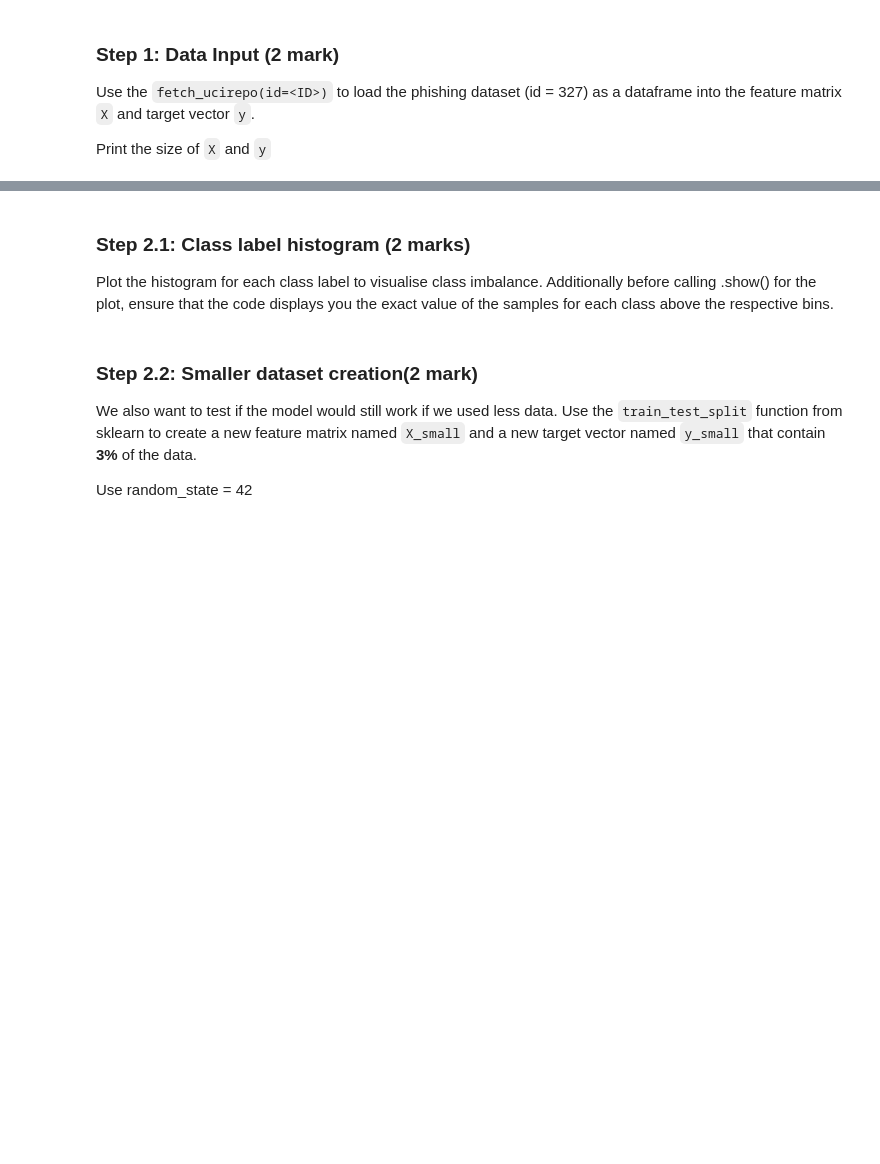
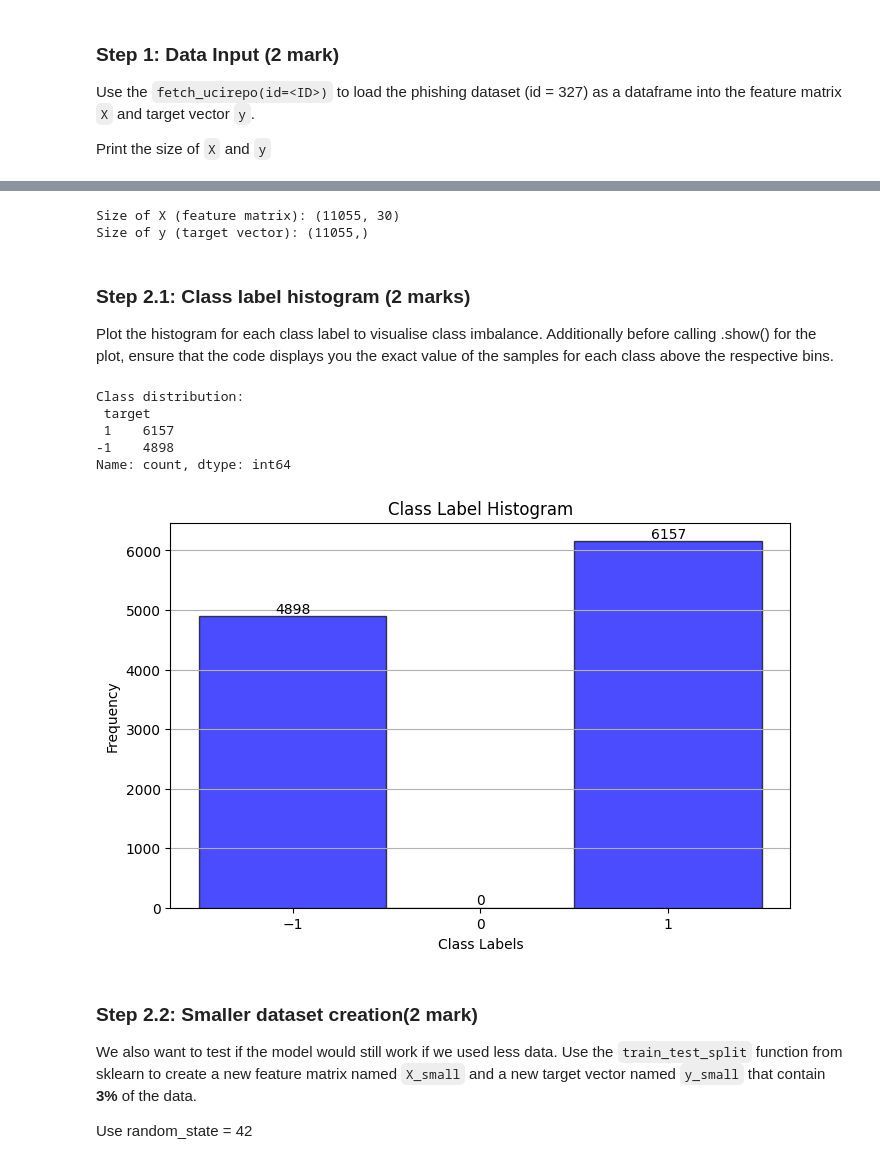
Before and after one commit to KapildevAryal/engg680_2024_fall, a Jupyter notebook: Lab_Assignment3/Assignment3.ipynb, the cells around one changed output, grey strips where cells are left out. Saved outputs shown, nothing was run; the diff lists cells and outputs as text; code cells hidden in the pictures; blank space fills up the shorter version.

```diff
--- a/Lab_Assignment3/Assignment3.ipynb
+++ b/Lab_Assignment3/Assignment3.ipynb
@@ -464,8 +478,14 @@ from ucimlrepo import fetch_ucirepo
 phishing_websites = fetch_ucirepo(id=327)
 
 # TO DO: data (as pandas dataframes) (1 mark)
-
+X = pd.DataFrame(phishing_websites.data.features, columns=phishing_websites.feature_names)
+y = pd.Series(np.ravel(phishing_websites.data.targets), name='target')  # Convert to 1D using np.ravel
 # TO DO: display sizes of X and y (1 mark)
+print("Size of X (feature matrix):", X.shape)
+print("Size of y (target vector):", y.shape)
+# %% [output]
+Size of X (feature matrix): (11055, 30)
+Size of y (target vector): (11055,)
 # %% [markdown]
 ### Step 2.1: Class label histogram (2 marks)
 
@@ -480,3 +493,31 @@ plt.show()
+# %%
+# TO DO: Check the class distribution of y (2 mark)
+class_distribution = y.value_counts()
+print("Class distribution:\n", class_distribution)
+
+# Plot the histogram
+plt.figure(figsize=(8, 5))
+counts, bins, patches = plt.hist(y, bins=np.arange(y.min() - 0.5, y.max() + 1.5, 1), alpha=0.7, color='blue', edgecolor='black')
+
+# Display exact values for each bin in the histogram
+for count, bin, patch in zip(counts, bins, patches):
+    height = patch.get_height()
+    plt.annotate(f'{int(height)}', xy=(bin + 0.5, height), ha='center', va='bottom')
+
+# Add labels and title
+plt.xlabel('Class Labels')
+plt.ylabel('Frequency')
+plt.title('Class Label Histogram')
+plt.xticks(np.arange(y.min(), y.max() + 1, 1))  # Set x-ticks to match class labels
+plt.grid(axis='y')
+plt.show()
+# %% [output]
+Class distribution:
+ target
+ 1    6157
+-1    4898
+Name: count, dtype: int64
+[figure, added]
 # %% [markdown]
 ### Step 2.2: Smaller dataset creation(2 mark)
 
```
Also changed, not shown: parts of 12 cells of this notebook, 2 other files.
